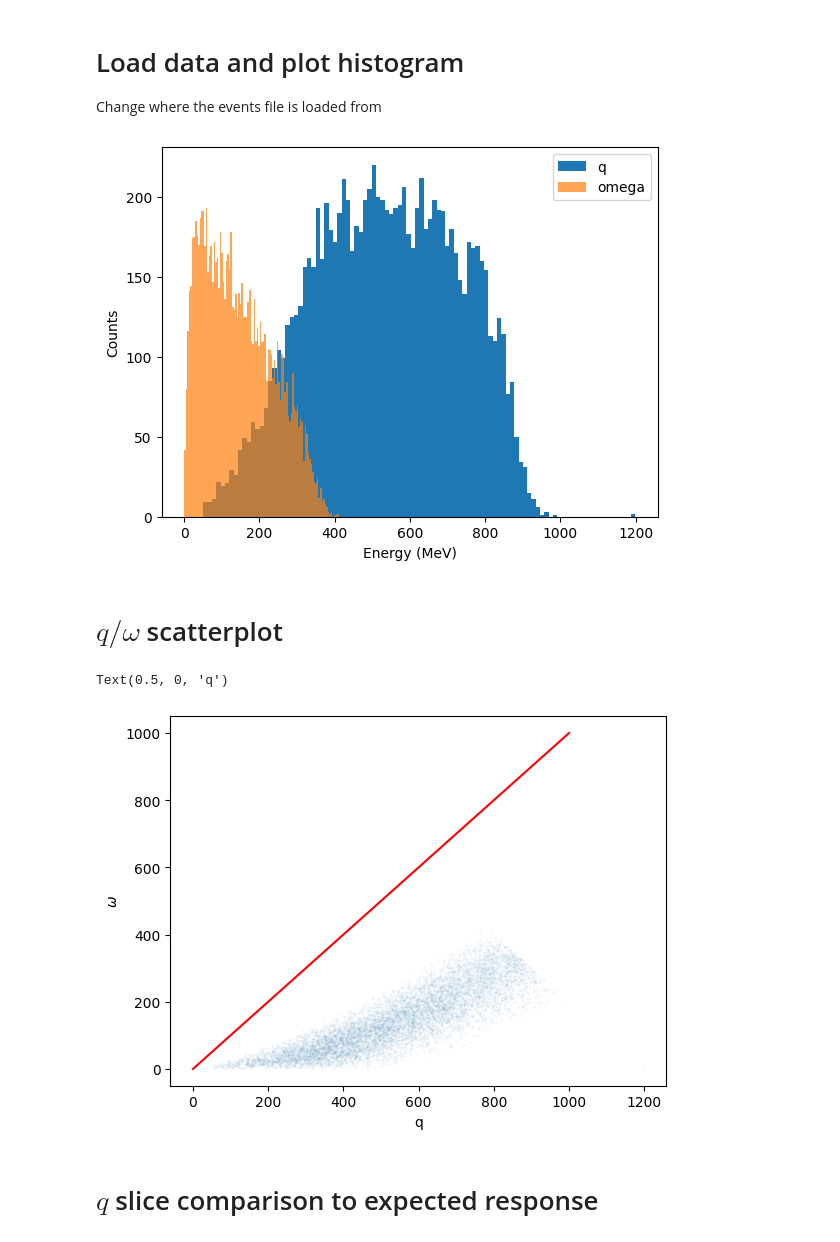
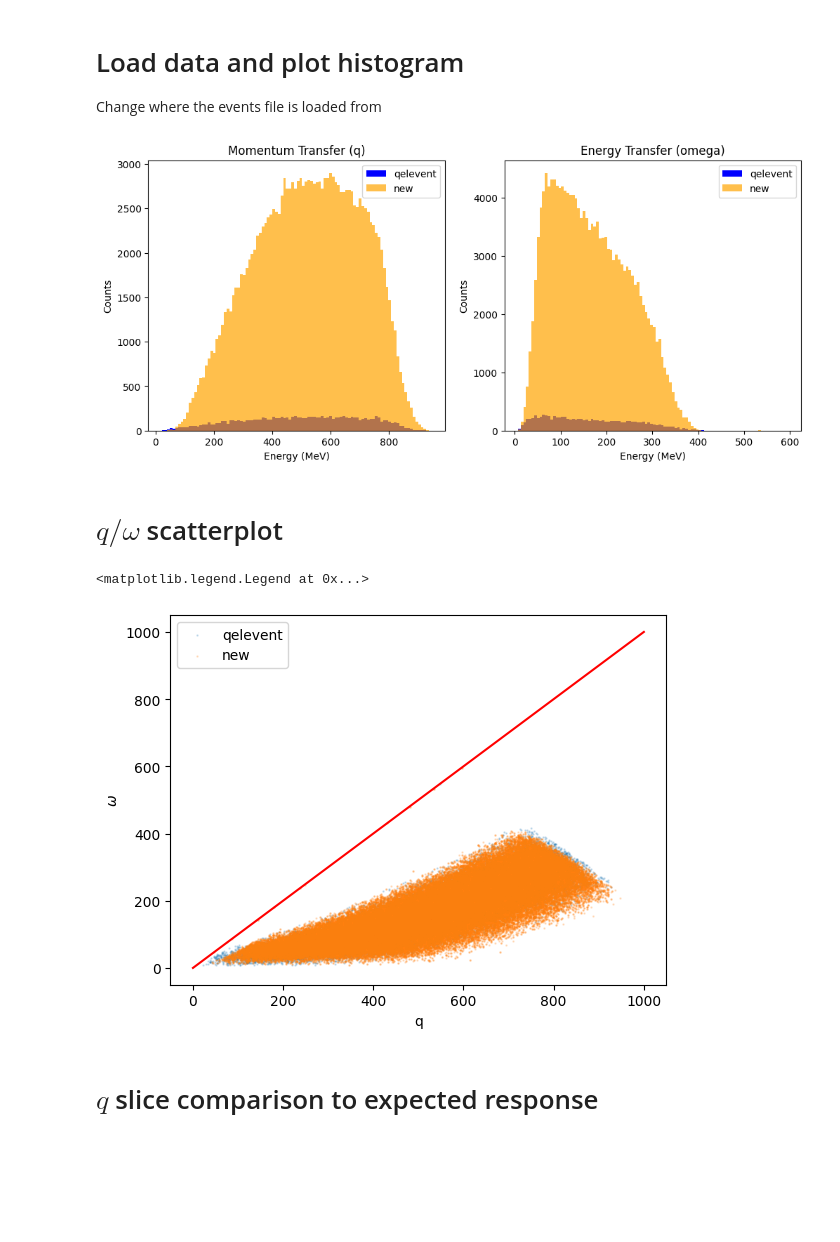
Before and after one commit to grufkork/neutrino_bsc_26, a Jupyter notebook: root-demo.ipynb, the cells around one changed output. Drawn from its saved outputs; the diff is of its cells as text; code cells hidden in the pictures; blank space fills up the shorter version.

```diff
--- a/root-demo.ipynb
+++ b/root-demo.ipynb
@@ -8,15 +8,36 @@ import importlib
 # %% [markdown]
 # Load data and plot histogram
 Change where the events file is loaded from
+# %%
+importlib.reload(modules.loadroot)
+mom_ins_qel, mom_outs_qel, q_vals_qel, omega_vals_qel, weights_qel = modules.loadroot.load_events_file("./data/qel_baseline.root")
 # %%
-importlib.reload(modules.loadroot)
-importlib.reload(modules.loaddata)
-mom_ins, mom_outs, q_vals, omega_vals = modules.loadroot.load_events_file("../nuwro/eventsout.root")
-plt.hist(q_vals, bins=100, label="q")
-plt.hist(omega_vals, bins=100, alpha=0.7, label="omega")
-plt.legend()
-plt.xlabel("Energy (MeV)")
-plt.ylabel("Counts")
+# mom_ins, mom_outs, q_vals, omega_vals = modules.loadroot.load_events_file("../nuwro/eventsout.root")
+mom_ins, mom_outs, q_vals, omega_vals, weights = modules.loadroot.load_events_file("../nuwro/eventsout.root")
+# importlib.reload(modules.loadroot)
+# importlib.reload(modules.loaddata)
+
+fig, ax = plt.subplots(1, 2, figsize=(12, 5))
+
+bins = np.histogram(np.hstack([q_vals_qel, q_vals]), bins=100)[1]
+ax[0].hist(q_vals_qel, bins=bins, alpha=1, label="qelevent", color="blue")
+ax[0].hist(q_vals, bins=bins, alpha=0.7, label="new", color="orange")
+
+bins = np.histogram(np.hstack([omega_vals_qel, omega_vals]), bins=100)[1]
+ax[1].hist(omega_vals_qel, bins=bins, alpha=1, label="qelevent", color="blue")
+ax[1].hist(omega_vals, bins=bins, alpha=0.7, label="new", color="orange")
+
+ax[0].legend()
+ax[1].legend()
+
+ax[0].set_xlabel("Energy (MeV)")
+ax[1].set_xlabel("Energy (MeV)")
+
+ax[0].set_ylabel("Counts")
+ax[1].set_ylabel("Counts")
+
+ax[0].set_title("Momentum Transfer (q)")
+ax[1].set_title("Energy Transfer (omega)")
 None
 # %% [output]
-[figure, old version]
+[figure, new version]
@@ -23,13 +73,17 @@ None
 # %% [markdown]
 # $q/\omega$ scatterplot
 # %%
-plt.scatter(q_vals, omega_vals, s=0.1, alpha=0.1)
+size = 0.5
+alpha = 0.2
+plt.scatter(q_vals_qel, omega_vals_qel, s=size, alpha=alpha, label="qelevent")
+plt.scatter(q_vals, omega_vals, s=size, alpha=alpha, label="new")
 plt.plot([0, 1000], [0,1000], color="red")
 plt.ylabel("$\\omega$")
 plt.xlabel("q")
+plt.legend()
 # %% [output]
-Text(0.5, 0, 'q')
+<matplotlib.legend.Legend at 0x...>
-[figure, old version]
+[figure, new version]
 # %% [markdown]
 # $q$ slice comparison to expected response
 # %%
```
Also changed, not shown: parts of 4 cells of this notebook, 3 other files.
